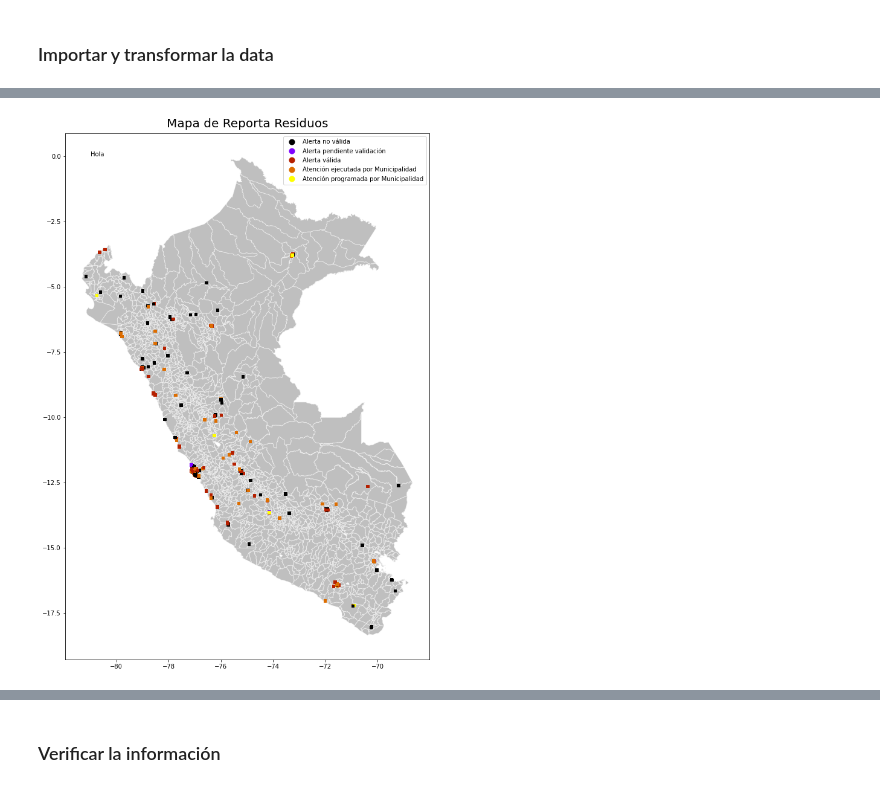
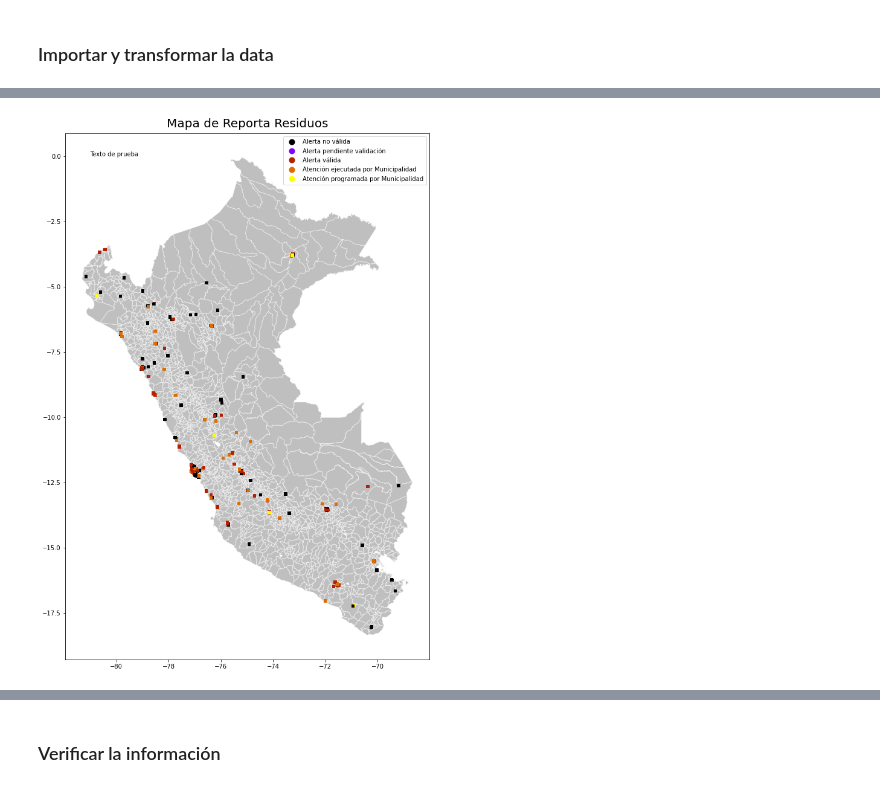
Before and after one commit to Dante-Guerrero/RR_Notebook, a Jupyter notebook: book1.ipynb, the cells around one changed output, grey strips where cells are left out. Saved outputs shown, nothing was run; the diff lists cells and outputs as text; code cells hidden in the pictures.

```diff
--- a/book1.ipynb
+++ b/book1.ipynb
@@ -140,25 +214,25 @@ memory usage: 70.6+ KB
 # %%
 #rr_distritos = distritos.append(rr)
 mapa = distritos.plot(
     figsize=(10.80, 19.20),
     alpha=0.5,
     color='grey',
     edgecolor='white')
 mapa.set_title(
     'Mapa de Reporta Residuos',
     pad = 10,
     fontdict={'fontsize':20, 'color': '#000000'}
     )
 
 alertas = rr.plot(
     ax=mapa,
     column='ESTADO_ALERTA',
     markersize=20,
     marker=',',
     legend=True,
     cmap='gnuplot'
     )
 
-texto = plt.text(-81,0, r'Hola')
+texto = plt.text(-81,0, r'Texto de prueba')
 # %% [output]
-[figure, old version]
+[figure, new version]
```
Also changed, not shown: parts of 10 cells of this notebook, 1 other file.
